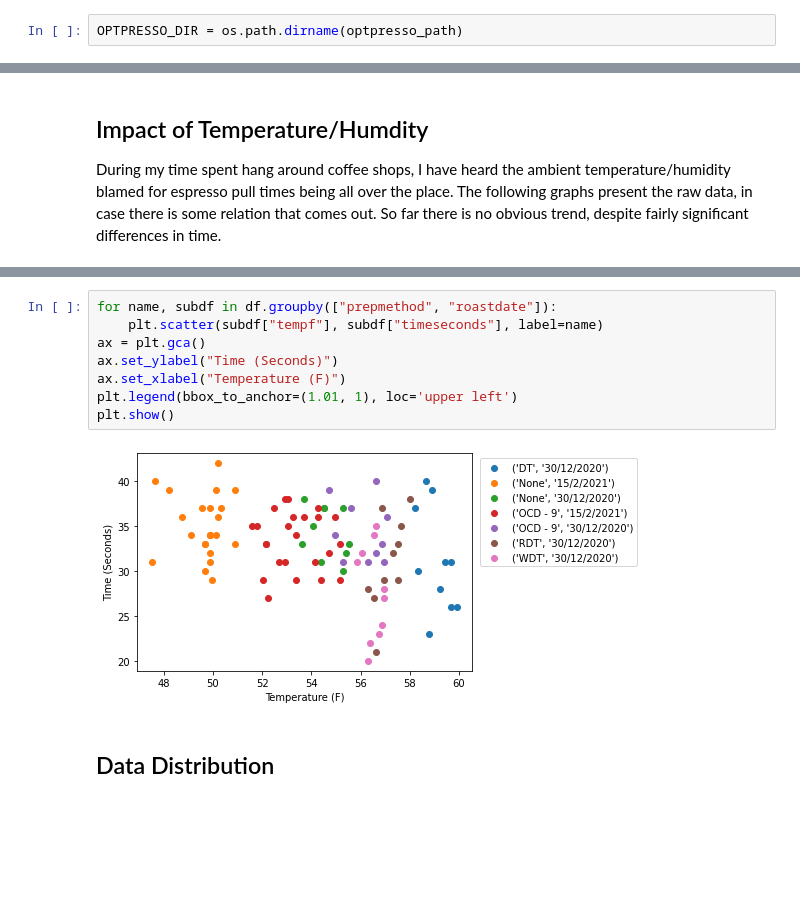
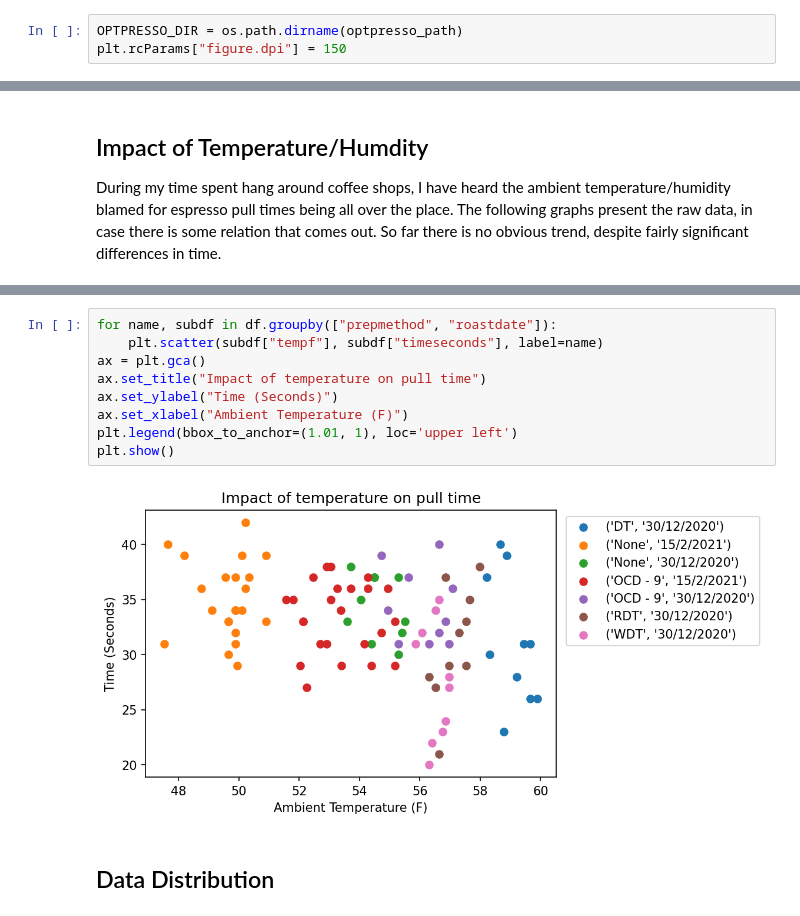
Before and after one commit to badisa/optpresso, a Jupyter notebook: notebooks/prep-method-evaluation.ipynb, the cells around one changed output, grey strips where cells are left out. Drawn from its saved outputs; the diff is of its cells as text; blank space fills up the shorter version.

```diff
--- a/notebooks/prep-method-evaluation.ipynb
+++ b/notebooks/prep-method-evaluation.ipynb
@@ -56,6 +57,7 @@ from optpresso.data.partition import find_test_paths
 from IPython.core.display import display
 # %%
 OPTPRESSO_DIR = os.path.dirname(optpresso_path)
+plt.rcParams["figure.dpi"] = 150
 # %%
 df = pd.read_csv(os.path.join(OPTPRESSO_DIR, "..", "data", "prep-evaluation.csv"))
 df.columns = df.columns.str.strip().str.lower().str.replace(' ', '').str.replace('(', '').str.replace(')', '')
@@ -76,13 +79,14 @@ plt.show()
 # %%
 for name, subdf in df.groupby(["prepmethod", "roastdate"]):
     plt.scatter(subdf["tempf"], subdf["timeseconds"], label=name)
 ax = plt.gca()
+ax.set_title("Impact of temperature on pull time")
 ax.set_ylabel("Time (Seconds)")
-ax.set_xlabel("Temperature (F)")
+ax.set_xlabel("Ambient Temperature (F)")
 plt.legend(bbox_to_anchor=(1.01, 1), loc='upper left')
 plt.show()
 # %% [output]
-[figure, old version]
+[figure, new version]
 # %% [markdown]
 ## Data Distribution
 # %%
```
Also changed, not shown: parts of 8 cells of this notebook.
